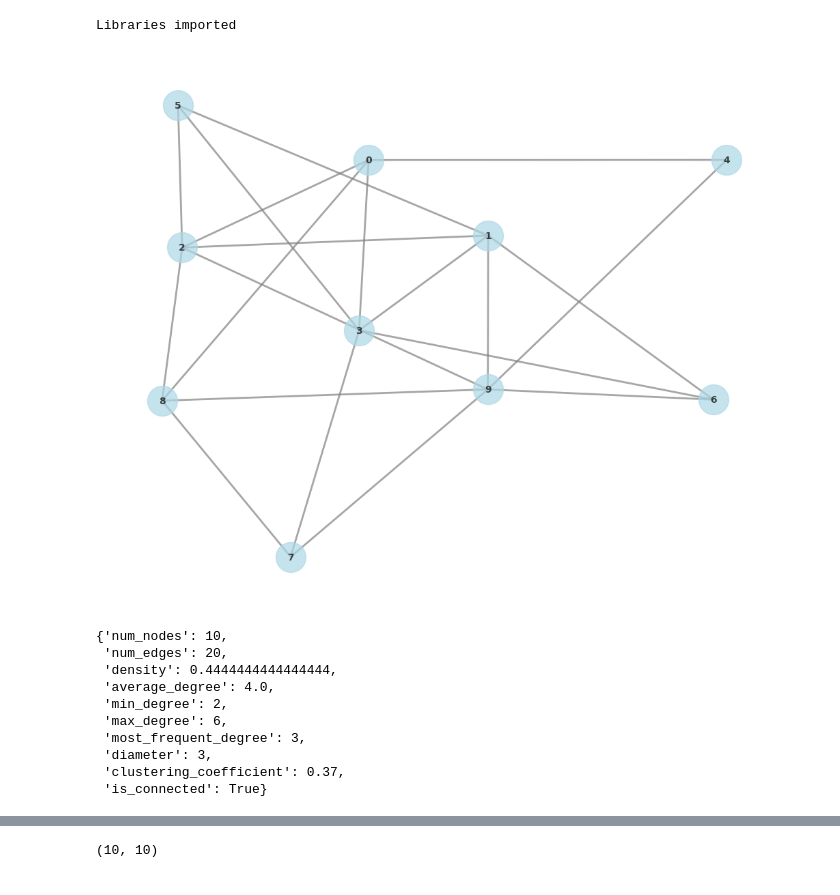
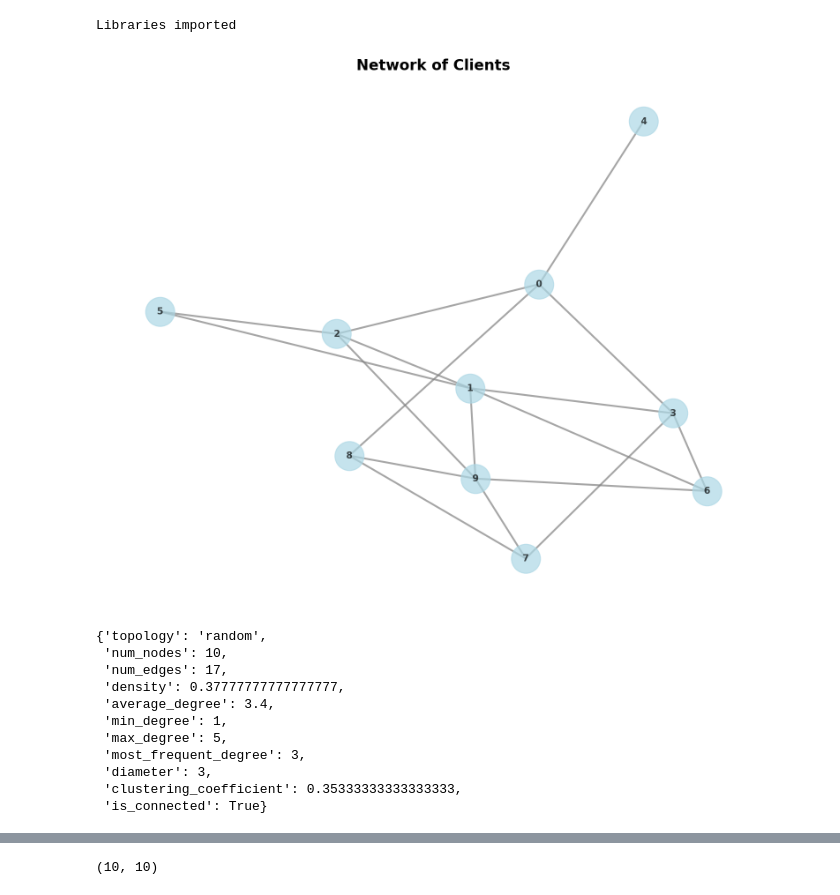
Before and after one commit to Bulbatronik/icsp-gfl, a Jupyter notebook: network.ipynb, the cells around one changed output, grey strips where cells are left out. Cells and saved outputs as stored; diff of their text form; code cells hidden in the pictures.

```diff
--- a/network.ipynb
+++ b/network.ipynb
@@ -34,27 +40,29 @@ Libraries imported
 # %%
 # Set random seeds for reproducibility
 torch.manual_seed(42)
 np.random.seed(42)
 random.seed(42)
 
 # Generate a topology
 network = NetworkTopology(num_clients=10)
-G = network.create_random_topology(edge_probability=0.4)#(k=4, p=0.1)
+network.create_topology()#(k=4, p=0.1)
 
 # Plot ropology
-plot_topology(G, title="")
-network.get_topology_info(G)
+plot_topology(network.G, file_name='test_top')
+
+network.get_topology_info()
 # %% [output]
-[figure, old version]
+[figure, new version]
-{'num_nodes': 10,
- 'num_edges': 20,
- 'density': 0.4444444444444444,
- 'average_degree': 4.0,
- 'min_degree': 2,
- 'max_degree': 6,
+{'topology': 'random',
+ 'num_nodes': 10,
+ 'num_edges': 17,
+ 'density': 0.37777777777777777,
+ 'average_degree': 3.4,
+ 'min_degree': 1,
+ 'max_degree': 5,
  'most_frequent_degree': 3,
  'diameter': 3,
- 'clustering_coefficient': 0.37,
+ 'clustering_coefficient': 0.35333333333333333,
  'is_connected': True}
 # %%
 # Setup data distribution
```
Also changed, not shown: parts of 14 cells of this notebook, 3 other files.
